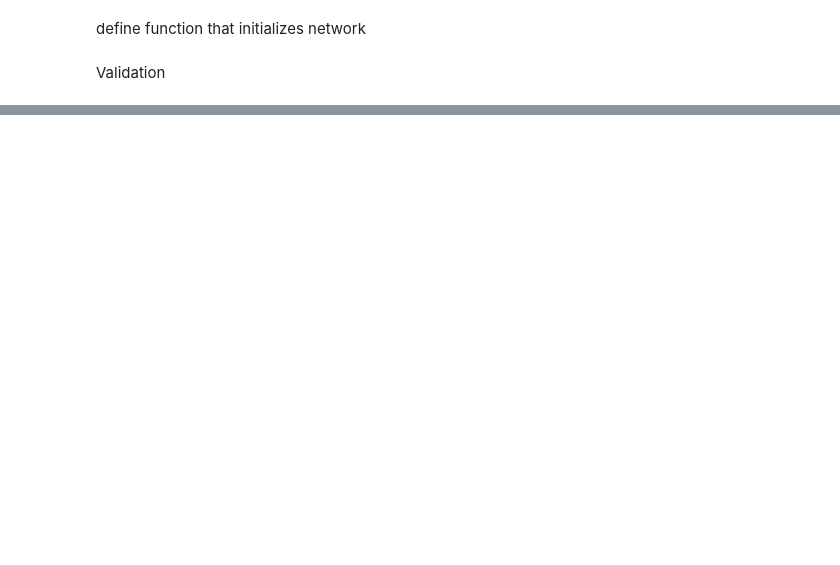
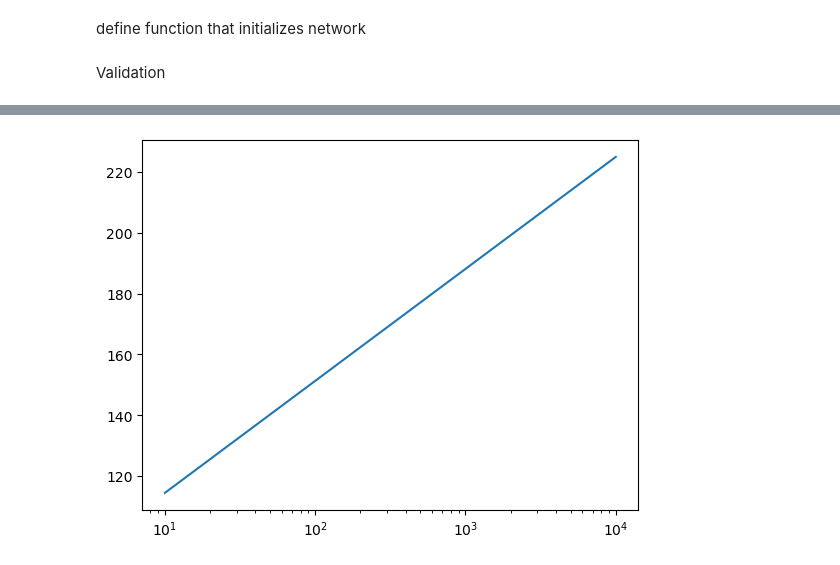
Before and after one commit to amimem/ToMM, a Jupyter notebook: notebooks/model_parameter_scaling.ipynb, the cells around one changed output, grey strips where cells are left out. Cells and saved outputs as stored; diff of their text form; code cells hidden in the pictures; blank space fills up the shorter version.

```diff
--- a/notebooks/model_parameter_scaling.ipynb
+++ b/notebooks/model_parameter_scaling.ipynb
@@ -256,0 +382,7 @@ df["relative_error"].hist(bins=100)
+# %%
+y=4-16*np.log(1-(1-0.01)**(1/np.array(Nvec)))
+fig,ax=pl.subplots()
+ax.plot(Nvec,y)
+ax.set_xscale('log')
+# %% [output]
+[figure, added]
```
Also changed, not shown: parts of 15 cells of this notebook.
